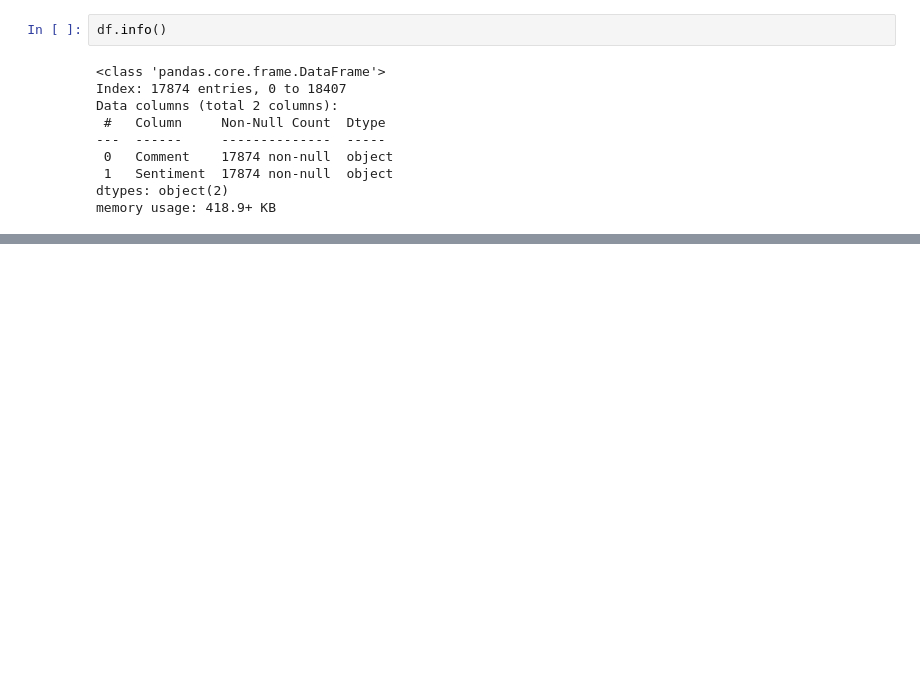
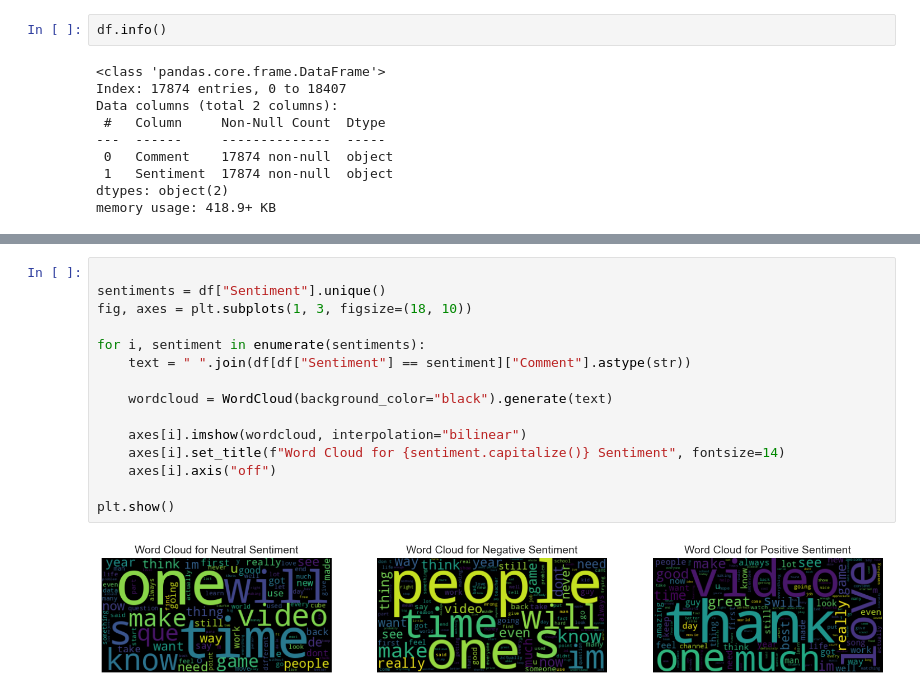
Before and after one commit to rnimisha/youtube-comment-analyzer, a Jupyter notebook: notebook/eda.ipynb, the cells around one changed output, grey strips where cells are left out. Saved outputs shown, nothing was run; the diff lists cells and outputs as text; blank space fills up the shorter version.

```diff
--- a/notebook/eda.ipynb
+++ b/notebook/eda.ipynb
@@ -112,0 +133,17 @@ memory usage: 418.9+ KB
+# %%
+
+sentiments = df["Sentiment"].unique()
+fig, axes = plt.subplots(1, 3, figsize=(18, 10))
+
+for i, sentiment in enumerate(sentiments):
+    text = " ".join(df[df["Sentiment"] == sentiment]["Comment"].astype(str))
+
+    wordcloud = WordCloud(background_color="black").generate(text)
+
+    axes[i].imshow(wordcloud, interpolation="bilinear")
+    axes[i].set_title(f"Word Cloud for {sentiment.capitalize()} Sentiment", fontsize=14)
+    axes[i].axis("off")
+
+plt.show()
+# %% [output]
+[figure, added]
```
Also changed, not shown: parts of 8 cells of this notebook.
